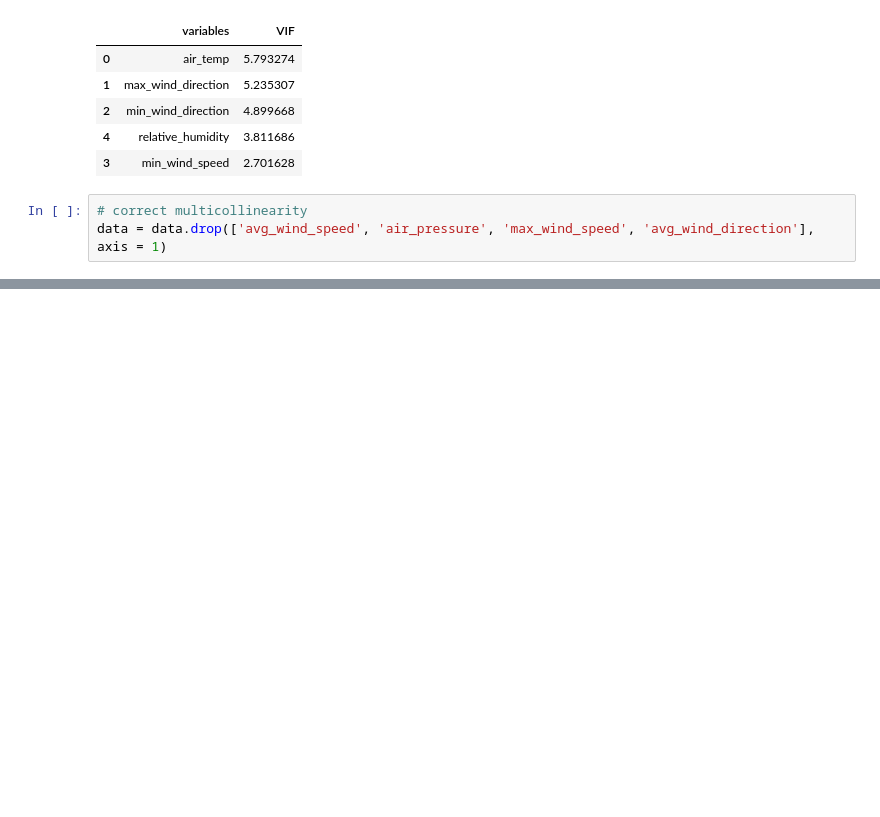
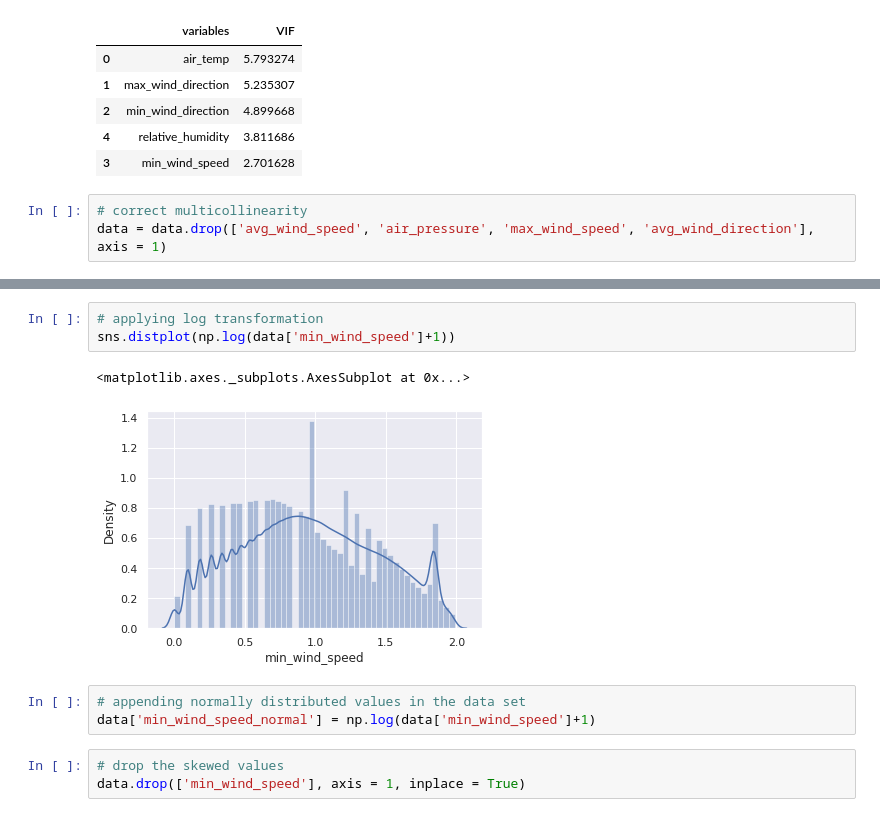
Before and after one commit to guptaShourya/Weather-Data-Clustering, a Jupyter notebook: WeatherDataClustering.ipynb, the cells around one changed output, grey strips where cells are left out. Saved outputs shown, nothing was run; the diff lists cells and outputs as text; blank space fills up the shorter version.

```diff
--- a/WeatherDataClustering.ipynb
+++ b/WeatherDataClustering.ipynb
@@ -126,0 +155,12 @@ data = data.drop(['avg_wind_speed', 'air_pressure', 'max_wind_speed', 'avg_wind_
+# %%
+# applying log transformation
+sns.distplot(np.log(data['min_wind_speed']+1))
+# %% [output]
+<matplotlib.axes._subplots.AxesSubplot at 0x...>
+[figure, added]
+# %%
+# appending normally distributed values in the data set
+data['min_wind_speed_normal'] = np.log(data['min_wind_speed']+1)
+# %%
+# drop the skewed values
+data.drop(['min_wind_speed'], axis = 1, inplace = True)
```
Also changed, not shown: parts of 7 cells of this notebook.
